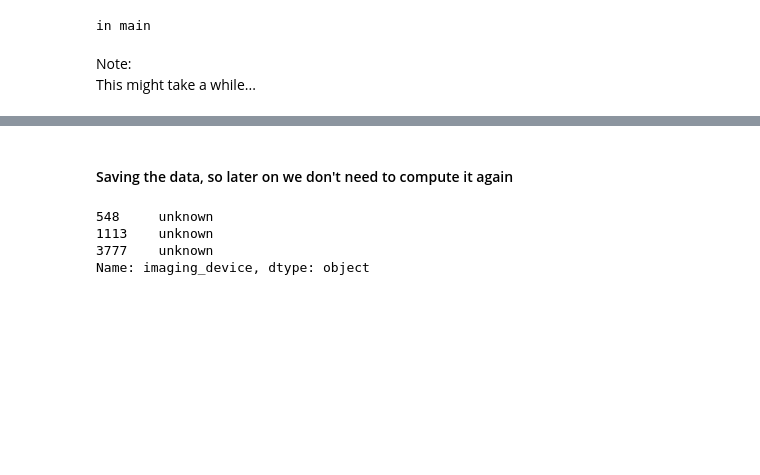
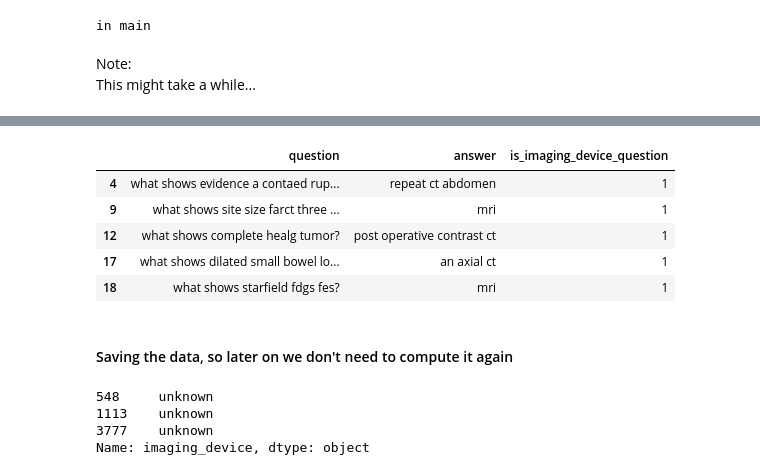
Before and after one commit to turner11/VQA-MED, a Jupyter notebook: VQA-MED/VQA.Python/1_pre_process_data.ipynb, the cells around one changed output, grey strips where cells are left out. Saved outputs shown, nothing was run; the diff lists cells and outputs as text; code cells hidden in the pictures; blank space fills up the shorter version.

```diff
--- a/VQA-MED/VQA.Python/1_pre_process_data.ipynb
+++ b/VQA-MED/VQA.Python/1_pre_process_data.ipynb
@@ -142,6 +155,15 @@ image_name_question_processed.head()
 | 2 | 2 | wjem-11-76f3.jpg | what do arrows denote noncontrast... | complex fluid collection with lay... | train | C:\Users\Public\Documents\Data\20... | what do the arrows denote in the ... | complex fluid collection with lay... | False | ... |
 | 3 | 3 | ccr30002-0045-f3.jpg | what was normal? | blood supply to bra | train | C:\Users\Public\Documents\Data\20... | what was normal? | blood supply to the brain | False | ... |
 | 4 | 4 | rjt01904.jpg | what shows evidence a contaed rup... | repeat ct abdomen | train | C:\Users\Public\Documents\Data\20... | what shows evidence of a containe... | repeat ct scan of the abdomen | False | ... |
+# %%
+image_name_question_processed[image_name_question_processed.is_imaging_device_question ==1].loc[:,['question', 'answer','is_imaging_device_question']].head()
+# %% [output]
+|  | question | answer | is_imaging_device_question |
+| 4 | what shows evidence a contaed rup... | repeat ct abdomen | 1 |
+| 9 | what shows site size farct three ... | mri | 1 |
+| 12 | what shows complete healg tumor? | post operative contrast ct | 1 |
+| 17 | what shows dilated small bowel lo... | an axial ct | 1 |
+| 18 | what shows starfield fdgs fes? | mri | 1 |
 # %% [markdown]
 #### Saving the data, so later on we don't need to compute it again
 # %%
```
Also changed, not shown: parts of 12 cells of this notebook, 22 other files.
